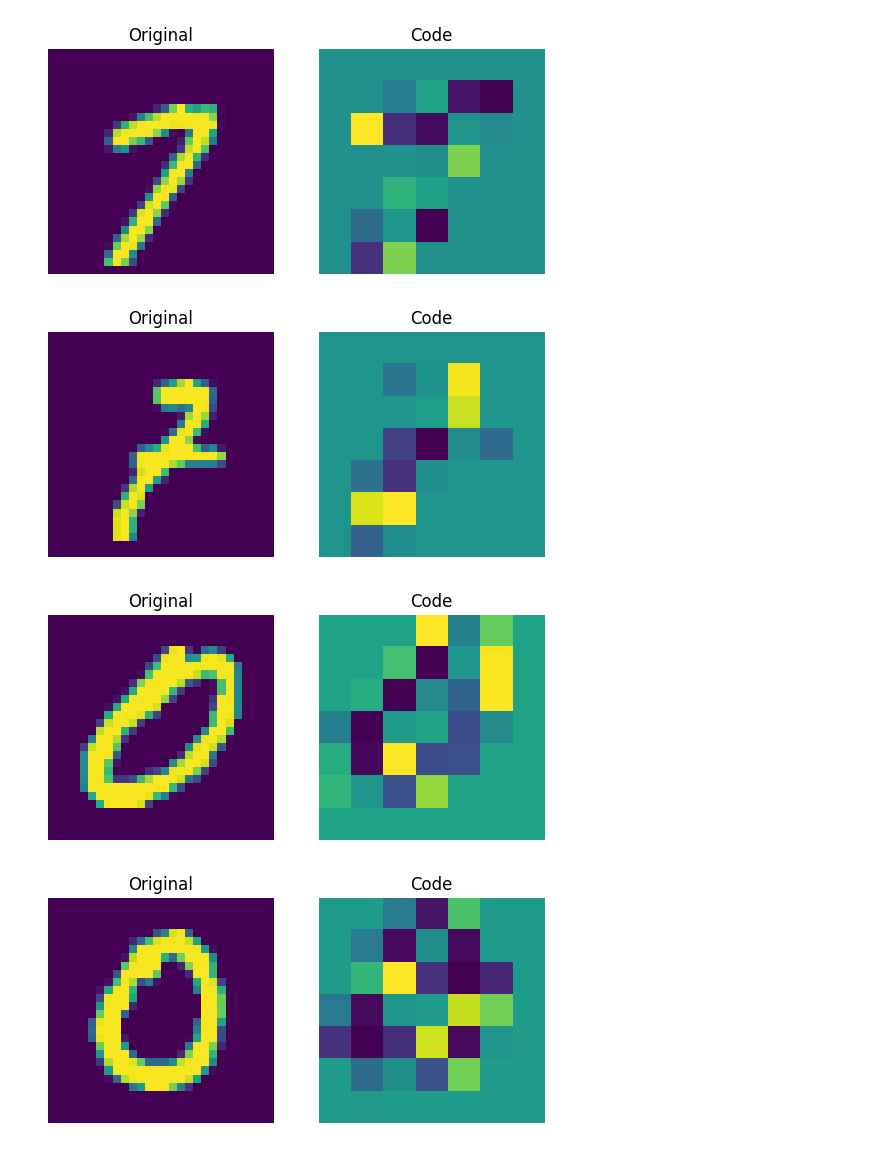
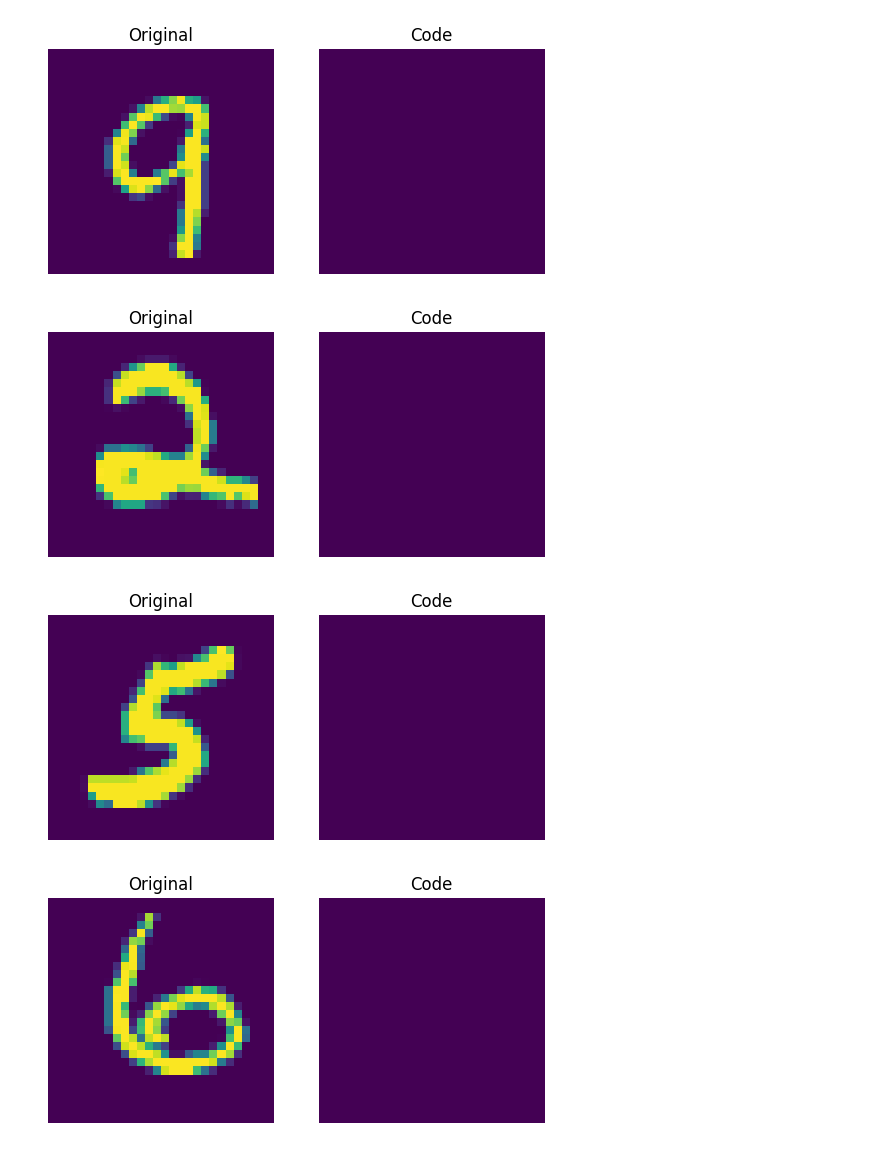
Before and after one commit to danjacobellis/ITML, a Jupyter notebook: experiments/VQ-VAE.ipynb, the cells around one changed output. Saved outputs shown, nothing was run; the diff lists cells and outputs as text; code cells hidden in the pictures.

```diff
--- a/experiments/VQ-VAE.ipynb
+++ b/experiments/VQ-VAE.ipynb
@@ -136,7 +138,7 @@ Non-trainable params: 0
 _________________________________________________________________
 # %%
 class VQVAETrainer(keras.models.Model):
-    def __init__(self, train_variance, latent_dim=32, num_embeddings=128, **kwargs):
+    def __init__(self, train_variance, latent_dim=3, num_embeddings=1024, **kwargs):
         super(VQVAETrainer, self).__init__(**kwargs)
         self.train_variance = train_variance
         self.latent_dim = latent_dim
@@ -185,16 +187,15 @@ class VQVAETrainer(keras.models.Model):
             "vqvae_loss": self.vq_loss_tracker.result(),
         }
 # %%
-(x_train, _), (x_test, _) = keras.datasets.mnist.load_data()
+(x_train, y_train), (x_test, y_test) = keras.datasets.mnist.load_data()
 
 x_train = np.expand_dims(x_train, -1)
 x_test = np.expand_dims(x_test, -1)
 x_train_scaled = (x_train / 255.0) - 0.5
 x_test_scaled = (x_test / 255.0) - 0.5
-
 data_variance = np.var(x_train / 255.0)
 # %%
-vqvae_trainer = VQVAETrainer(data_variance, latent_dim=16, num_embeddings=128)
+vqvae_trainer = VQVAETrainer(data_variance, latent_dim=3, num_embeddings=32)
 vqvae_trainer.compile(optimizer=keras.optimizers.Adam())
-vqvae_trainer.fit(x_train_scaled, epochs=30, batch_size=128)
+vqvae_trainer.fit(x_train_scaled, epochs=10, batch_size=128)
 # %% [output]
@@ -234,10 +236,11 @@ def show_subplot(original, reconstructed):
 
 
 trained_vqvae_model = vqvae_trainer.vqvae
-idx = np.random.choice(len(x_test_scaled), 10)
+idx = np.random.choice(len(x_test_scaled), 1000)
 test_images = x_test_scaled[idx]
+y = y_test[idx]
 reconstructions_test = trained_vqvae_model.predict(test_images)
 
-for test_image, reconstructed_image in zip(test_images, reconstructions_test):
+for test_image, reconstructed_image in zip(test_images[0:5], reconstructions_test[0:5]):
     show_subplot(test_image, reconstructed_image)
 # %% [output]
@@ -261,7 +259,7 @@ flat_enc_outputs = encoded_outputs.reshape(-1, encoded_outputs.shape[-1])
 codebook_indices = quantizer.get_code_indices(flat_enc_outputs)
 codebook_indices = codebook_indices.numpy().reshape(encoded_outputs.shape[:-1])
 
-for i in range(len(test_images)):
+for i in range(5):
     plt.subplot(1, 2, 1)
     plt.imshow(test_images[i].squeeze() + 0.5)
     plt.title("Original")
@@ -277,4 +275,4 @@ for i in range(len(test_images)):
-[figure, old version]
+[figure, new version]
-[figure, old version]
+[figure, new version]
-[figure, old version]
+[figure, new version]
-[figure, old version]
+[figure, new version]
```
Also changed, not shown: parts of 15 cells of this notebook, 11 other files.
